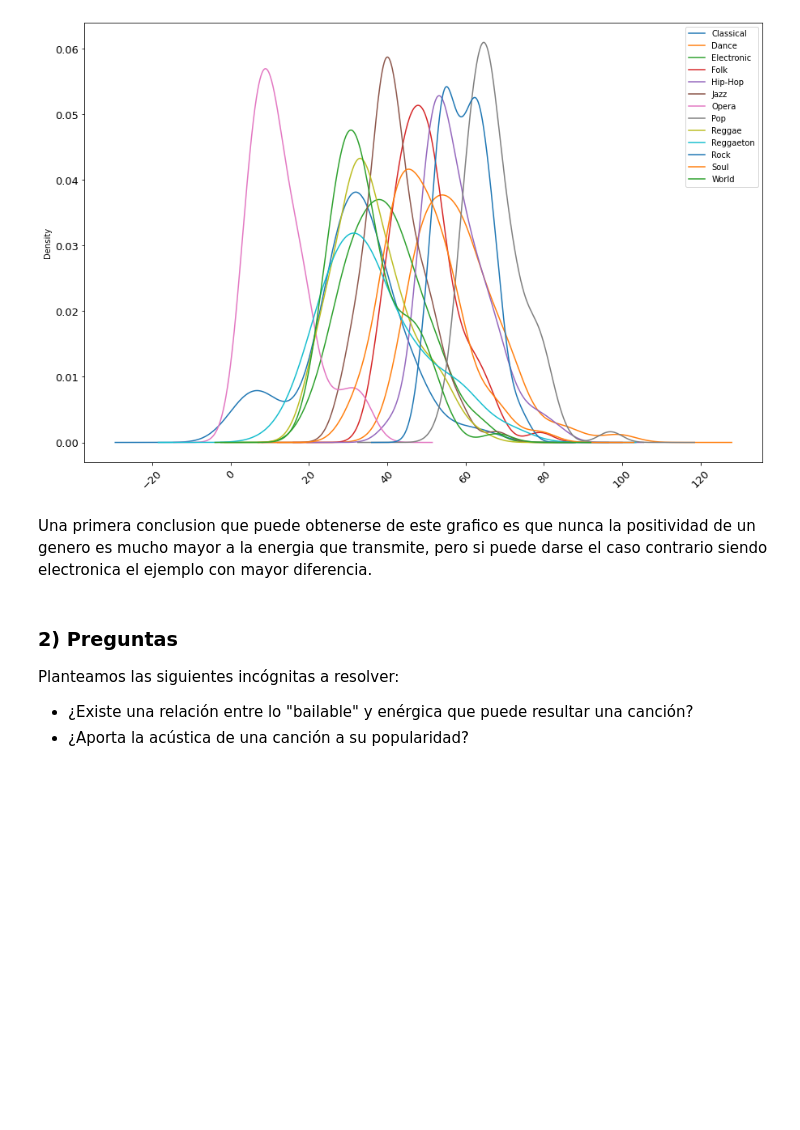
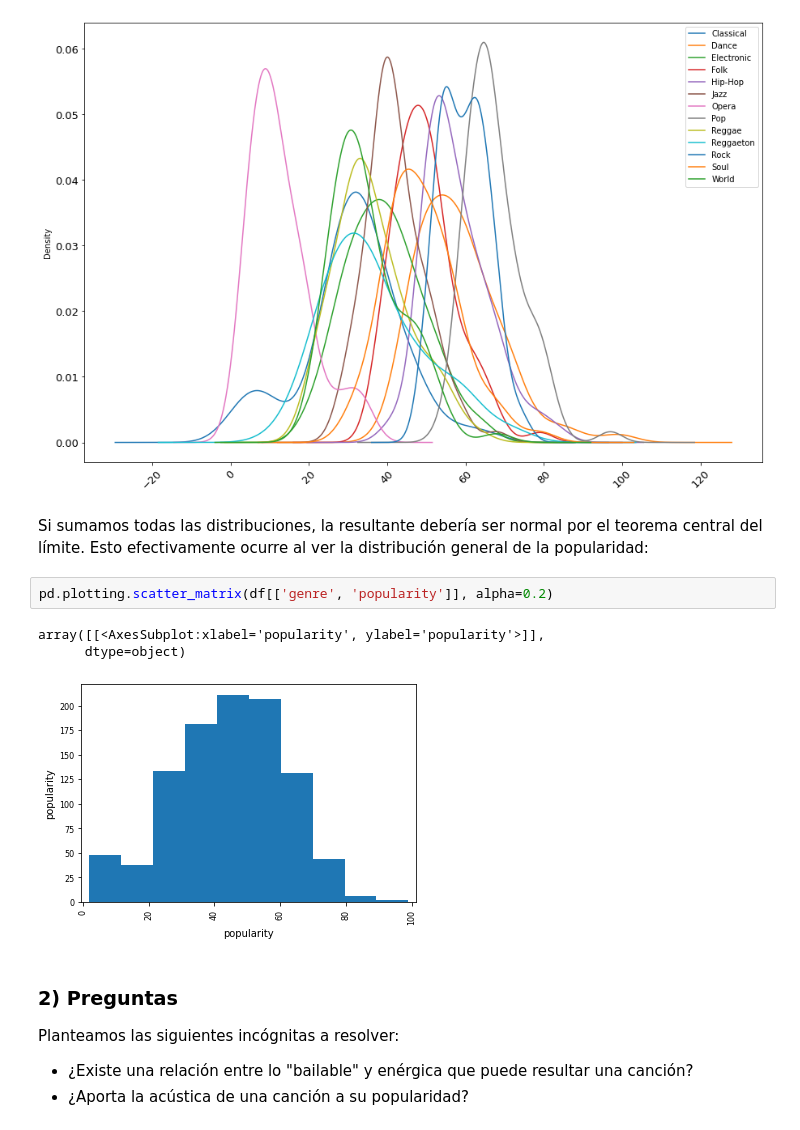
Before and after one commit to Jonathan-R0/TP1-OrganizacionDeDatos, a Jupyter notebook: src/Parte2.ipynb, the cells around one changed output. Drawn from its saved outputs; the diff is of its cells as text; blank space fills up the shorter version.

```diff
--- a/src/Parte2.ipynb
+++ b/src/Parte2.ipynb
@@ -405,8 +407,14 @@ plt.legend()
 # %% [output]
 <matplotlib.legend.Legend at 0x...>
 [figure]
-# %% [markdown]
-Una primera conclusion que puede obtenerse de este grafico es que nunca la positividad de un genero es mucho mayor a la energia que transmite, pero si puede darse el caso contrario siendo electronica el ejemplo con mayor diferencia.
+# %% [markdown]
+Si sumamos todas las distribuciones, la resultante debería ser normal por el teorema central del límite. Esto efectivamente ocurre al ver la distribución general de la popularidad:
+# %%
+pd.plotting.scatter_matrix(df[['genre', 'popularity']], alpha=0.2)
+# %% [output]
+array([[<AxesSubplot:xlabel='popularity', ylabel='popularity'>]],
+      dtype=object)
+[figure, added]
 # %% [markdown]
 ### 2) Preguntas
 
```
Also changed, not shown: parts of 3 cells of this notebook.
